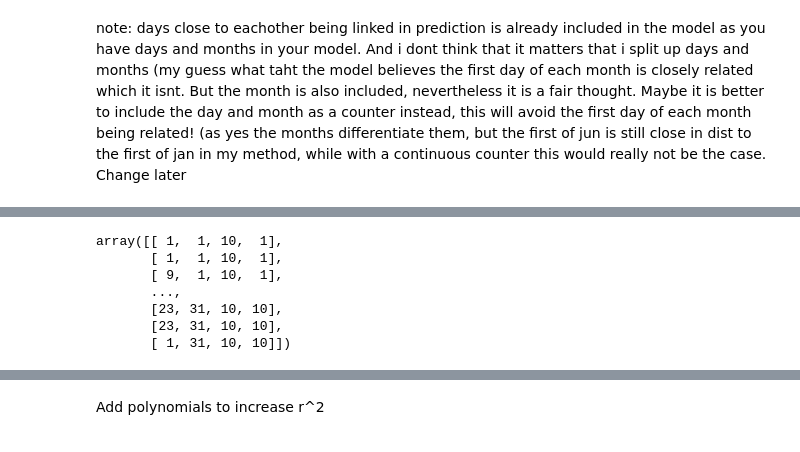
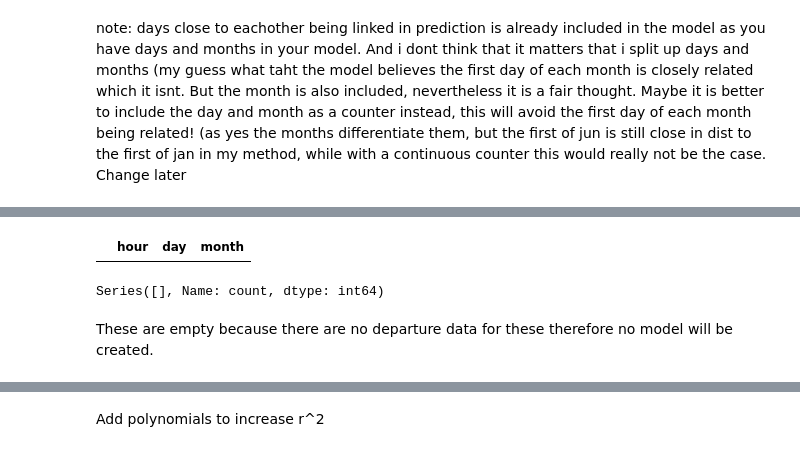
Before and after one commit to AlexisVandenHeede/IntroBA, a Jupyter notebook: reportv2.ipynb, the cells around one changed output, grey strips where cells are left out. Drawn from its saved outputs; the diff is of its cells as text; code cells hidden in the pictures.

```diff
--- a/reportv2.ipynb
+++ b/reportv2.ipynb
@@ -337,11 +378,11 @@ for i in range(n):
 # %%
-# show x data
-x_departures_train_0
+# show x data for label 19
+x_departures_train_19
 # %% [output]
-array([[ 1,  1, 10,  1],
-       [ 1,  1, 10,  1],
-       [ 9,  1, 10,  1],
-       ...,
-       [23, 31, 10, 10],
-       [23, 31, 10, 10],
-       [ 1, 31, 10, 10]])
+|  | hour | day | month |
+# %%
+y_departures_train_19
+# %% [output]
+Series([], Name: count, dtype: int64)
+# %% [markdown]
+These are empty because there are no departure data for these therefore no model will be created.
```
Also changed, not shown: parts of 31 cells of this notebook.
